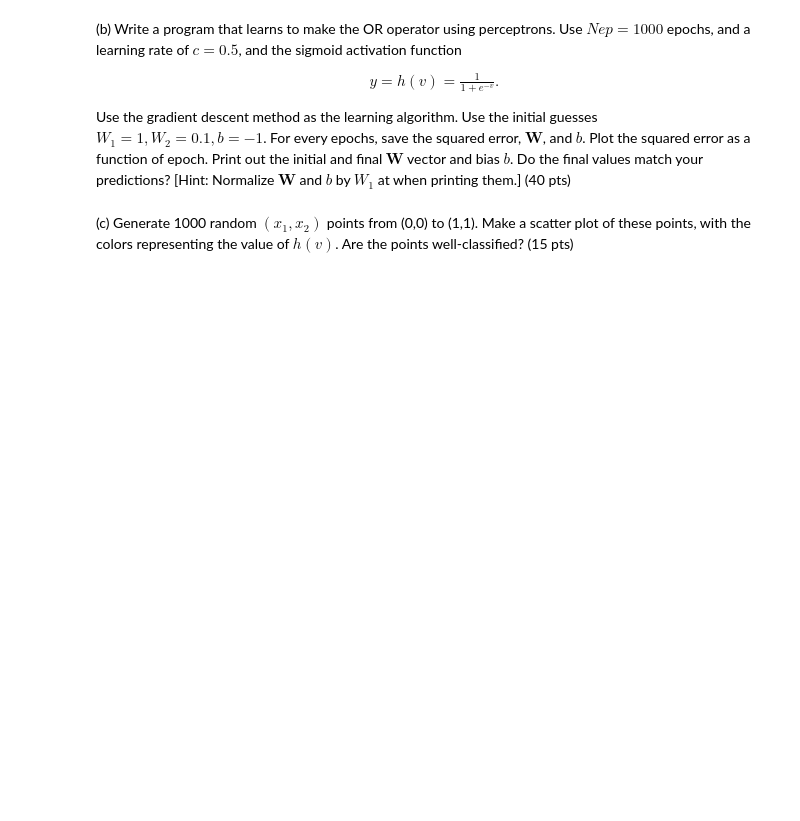
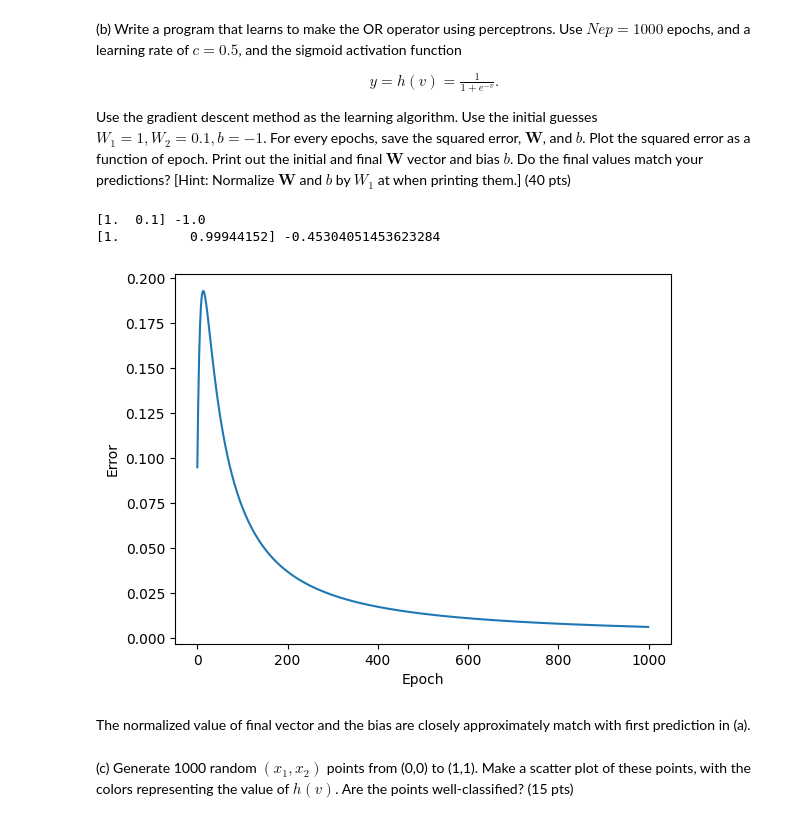
Before and after one commit to hataehyeok/compphys, a Jupyter notebook: 전산Hw9_하태혁_20210273.ipynb, the cells around one changed output. Cells and saved outputs as stored; diff of their text form; code cells hidden in the pictures; blank space fills up the shorter version.

```diff
--- a/전산Hw9_하태혁_20210273.ipynb
+++ b/전산Hw9_하태혁_20210273.ipynb
@@ -13,48 +26,60 @@ $W_1 = 1, W_2 = 1, b = -0.5$
 \end{align*}
 Use the gradient descent method as the learning algorithm. Use the initial guesses $W_1 = 1, W_2=0.1, b=-1$. For every epochs, save the squared error, $\mathbf{W}$, and $b$. Plot the squared error as a function of epoch. Print out the initial and final $\mathbf{W}$ vector and bias $b$. Do the final values match your predictions? [Hint: Normalize $\mathbf{W}$ and $b$ by $W_1$ at when printing them.] (40 pts)
 # %%
+'''
+- Set the initial value of the parameter and define the activation function
+- For compute the gradient of the error function, find the derivative form of the activation function (Refer it from the lecture note)
+'''
+
 import numpy as np
 import matplotlib.pyplot as plt
 
-N = 4
-Nep = 1000
-c = 0.5
+N = 4 # number of training sample
+Nep = 1000 # number of epoch
+c = 0.5 # learning rate
 
 def sigmoid(x):
     return 1 / (1 + np.exp(-x))
 
 x_train = np.array([[1,1], [1,0], [0,1], [0,0]])
 a_train = np.array([1, 1, 1, 0])
 
-e = np.zeros(4)
-W = np.array([1,0.1])
+e = np.zeros(4) # error array
+W = np.array([1, 0.1])
 b = -1
 
-xarr = []
-yarr = []
-Warr = []
-barr = []
-print(W/W[0], b/W[0])
+xarr = [] # epoch
+yarr = [] # error
+Warr = [] # weight
+barr = [] # bias
+
+print(W/W[0], b/W[0]) # print the initial decision boundary (initial slope)
 
 for ep in range(Nep):
     for n in range(N):
         x = x_train[n]
         a = a_train[n]
         v = np.sum(W * x) + b
         y = sigmoid(v)
         e = a - y
         W = W + c*e*y*(1-y)*x
         b = b + c*e*y*(1-y)
     xarr.append(ep)
-    yarr.append(e*e)
+    yarr.append(e*e) # MSE
     Warr.append(W)
     barr.append(b)
 
 print(W/W[0], b/W[0])
 plt.plot(xarr, yarr)
 plt.xlabel("Epoch")
 plt.ylabel("Error")
 plt.show()
+# %% [output]
+[1.  0.1] -1.0
+[1.         0.99944152] -0.45304051453623284
+[figure, added]
+# %% [markdown]
+The normalized value of final vector and the bias are closely approximately match with first prediction in (a).
 # %% [markdown]
 (c) Generate 1000 random $(x_1,x_2)$ points from (0,0) to (1,1). Make a scatter plot of these points, with the colors representing the value of $h(v)$. Are the points well-classified? (15 pts)
 # %%
```
Also changed, not shown: parts of 13 cells of this notebook, 2 other files.
